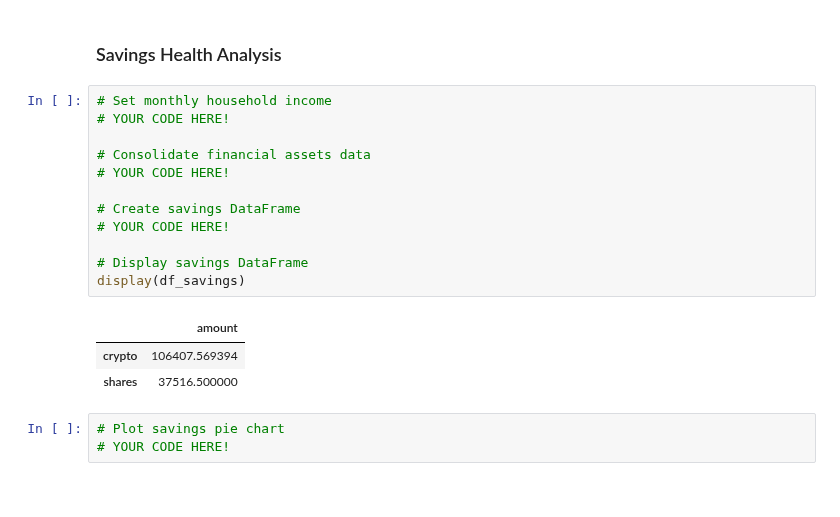
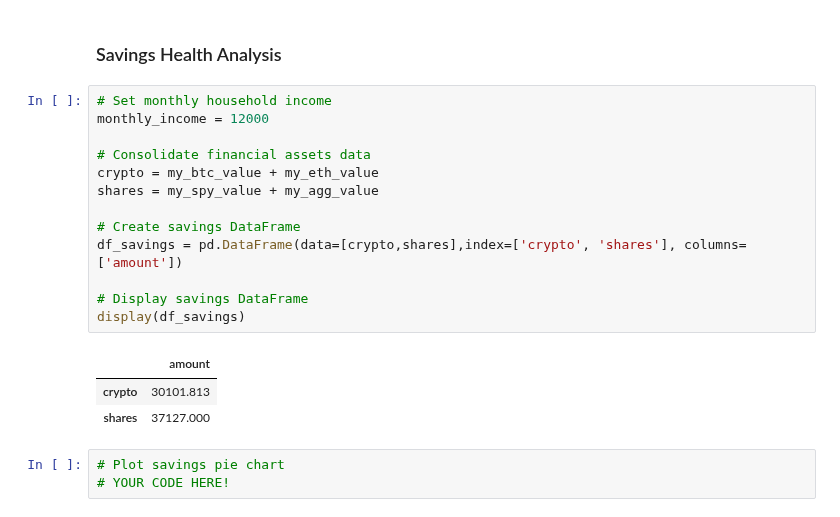
Before and after one commit to SZun/api-challenge, a Jupyter notebook: financial-planner.ipynb, the cells around one changed output. Drawn from its saved outputs; the diff is of its cells as text.

```diff
--- a/financial-planner.ipynb
+++ b/financial-planner.ipynb
@@ -155,20 +151,21 @@ The current value of your 200 AGG shares is $19268.00
 ### Savings Health Analysis
 # %%
 # Set monthly household income
-# YOUR CODE HERE!
+monthly_income = 12000
 
 # Consolidate financial assets data
-# YOUR CODE HERE!
+crypto = my_btc_value + my_eth_value
+shares = my_spy_value + my_agg_value
 
 # Create savings DataFrame
-# YOUR CODE HERE!
+df_savings = pd.DataFrame(data=[crypto,shares],index=['crypto', 'shares'], columns=['amount'])
 
 # Display savings DataFrame
 display(df_savings)
 # %% [output]
 |  | amount |
-| crypto | 106407.569394 |
-| shares | 37516.500000 |
+| crypto | 30101.813 |
+| shares | 37127.000 |
 # %%
 # Plot savings pie chart
 # YOUR CODE HERE!
```
Also changed, not shown: parts of 3 cells of this notebook.
